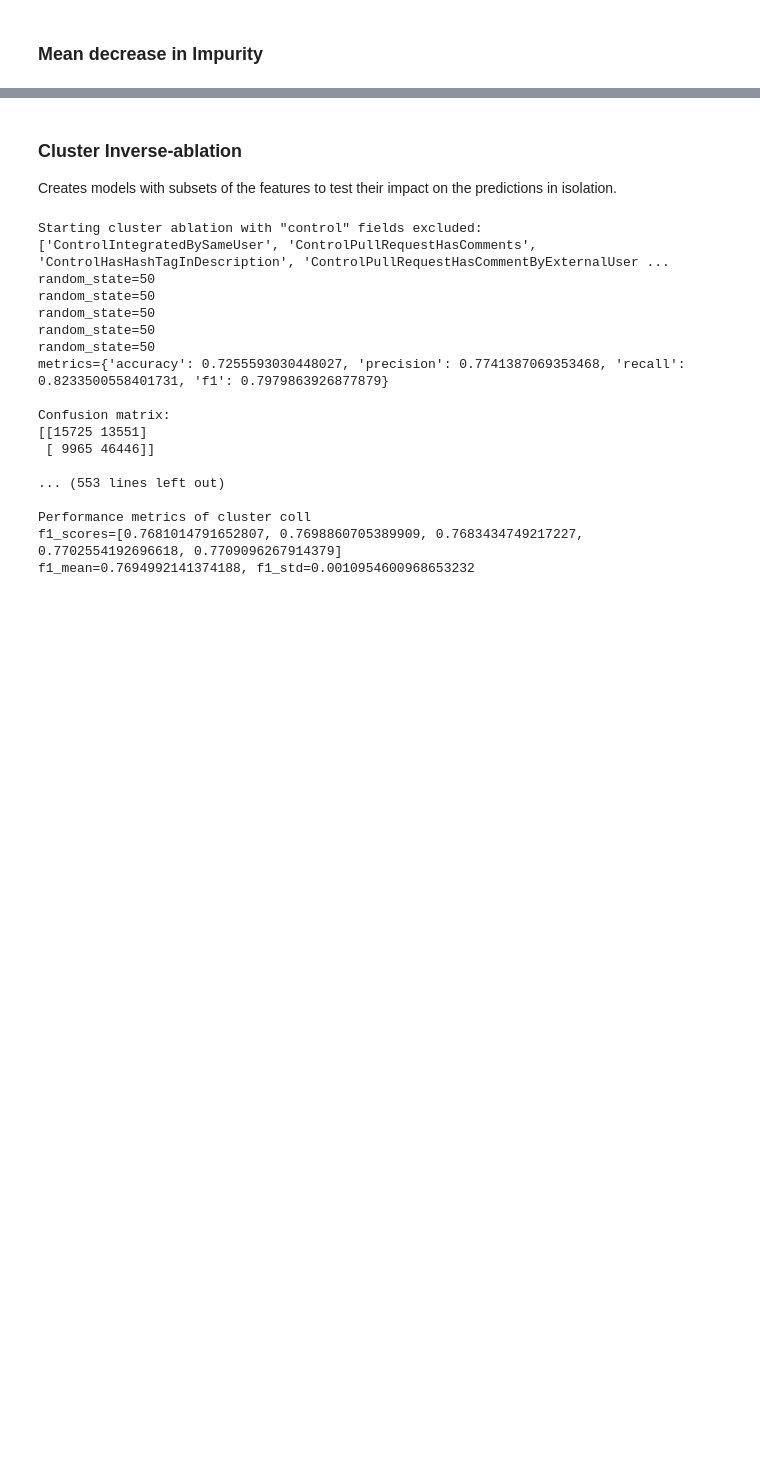
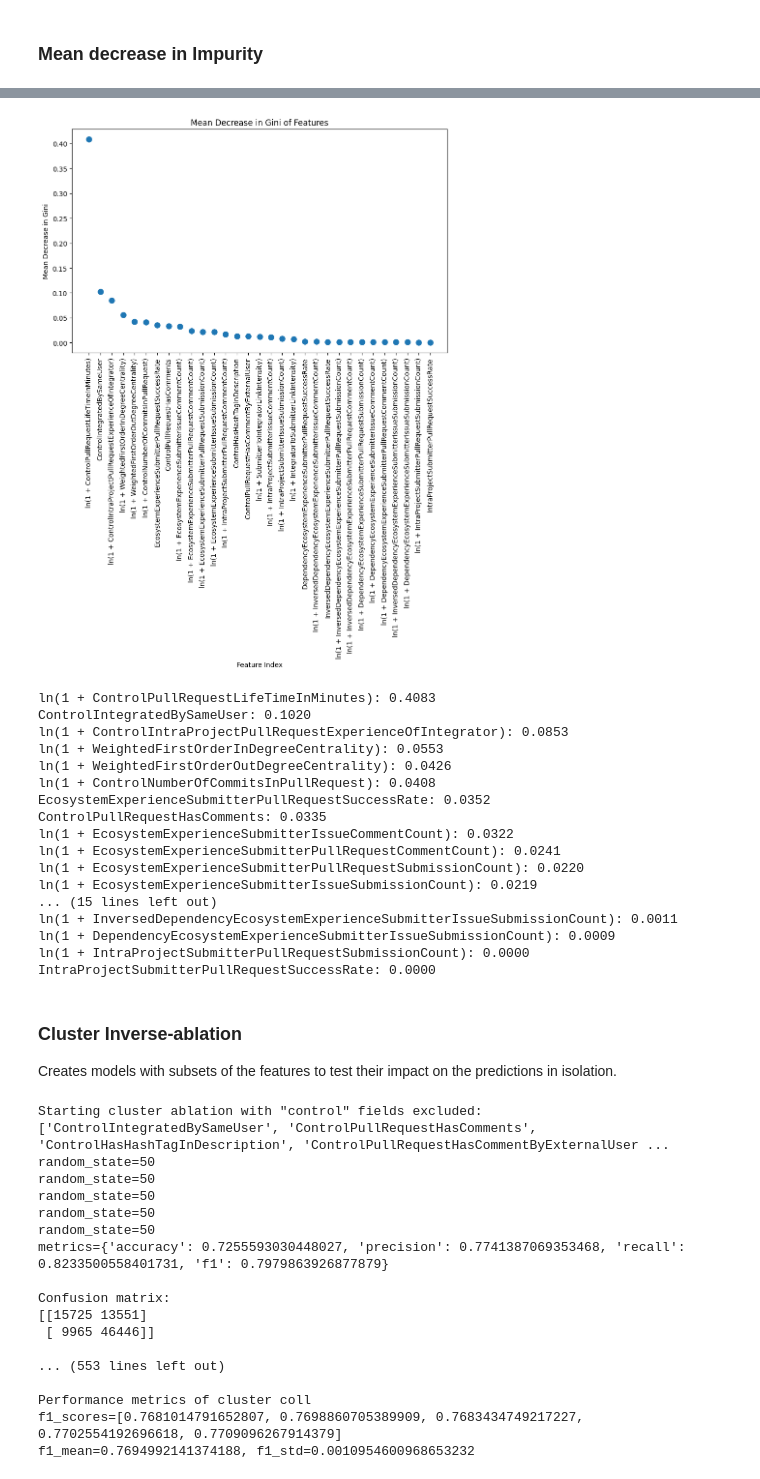
Before and after one commit to wmeijer221/msc_thesis, a Jupyter notebook: python_proj/modelling/notebooks/random_forest/ftc_model.ipynb, the cells around one changed output, grey strips where cells are left out. Drawn from its saved outputs; the diff is of its cells as text; code cells hidden in the pictures; blank space fills up the shorter version.

```diff
--- a/python_proj/modelling/notebooks/random_forest/ftc_model.ipynb
+++ b/python_proj/modelling/notebooks/random_forest/ftc_model.ipynb
@@ -400,5 +400,47 @@ ln(1 + DependencyEcosystemExperienceSubmitterIssueSubmissionCount): 0.0010
 ln(1 + IntraProjectSubmitterPullRequestSubmissionCount): 0.0000
 IntraProjectSubmitterPullRequestSuccessRate: 0.0000
+# %%
+# Dot plot
+
+import matplotlib.pyplot as plt
+
+feature_importances = full_rf_model.feature_importances_
+
+sorted_indices = np.argsort(feature_importances)[::-1]
+sorted_importances = feature_importances[sorted_indices]
+
+# Step 4: Plot the dot plot
+plt.figure(figsize=(10, 6))
+plt.plot(sorted_importances, 'o', markersize=8)
+plt.xlabel('Feature Index')
+plt.ylabel('Mean Decrease in Gini')
+plt.title('Mean Decrease in Gini of Features')
+ordered_columns = np.array(test_predictors.columns)[sorted_indices]
+plt.xticks(range(len(ordered_columns)), ordered_columns, rotation=90)
+plt.tight_layout()
+plt.show()
+
+for field, importance in zip(ordered_columns, sorted_importances):
+    print(f'{field}: {importance:.04f}')
+# %% [output]
+[figure, added]
+ln(1 + ControlPullRequestLifeTimeInMinutes): 0.4083
+ControlIntegratedBySameUser: 0.1020
+ln(1 + ControlIntraProjectPullRequestExperienceOfIntegrator): 0.0853
+ln(1 + WeightedFirstOrderInDegreeCentrality): 0.0553
+ln(1 + WeightedFirstOrderOutDegreeCentrality): 0.0426
+ln(1 + ControlNumberOfCommitsInPullRequest): 0.0408
+EcosystemExperienceSubmitterPullRequestSuccessRate: 0.0352
+ControlPullRequestHasComments: 0.0335
+ln(1 + EcosystemExperienceSubmitterIssueCommentCount): 0.0322
+ln(1 + EcosystemExperienceSubmitterPullRequestCommentCount): 0.0241
+ln(1 + EcosystemExperienceSubmitterPullRequestSubmissionCount): 0.0220
+ln(1 + EcosystemExperienceSubmitterIssueSubmissionCount): 0.0219
+... (15 lines left out)
+ln(1 + InversedDependencyEcosystemExperienceSubmitterIssueSubmissionCount): 0.0011
+ln(1 + DependencyEcosystemExperienceSubmitterIssueSubmissionCount): 0.0009
+ln(1 + IntraProjectSubmitterPullRequestSubmissionCount): 0.0000
+IntraProjectSubmitterPullRequestSuccessRate: 0.0000
 # %% [markdown]
 ### Cluster Inverse-ablation
 
```
Also changed, not shown: parts of 4 cells of this notebook, 7 other files.
